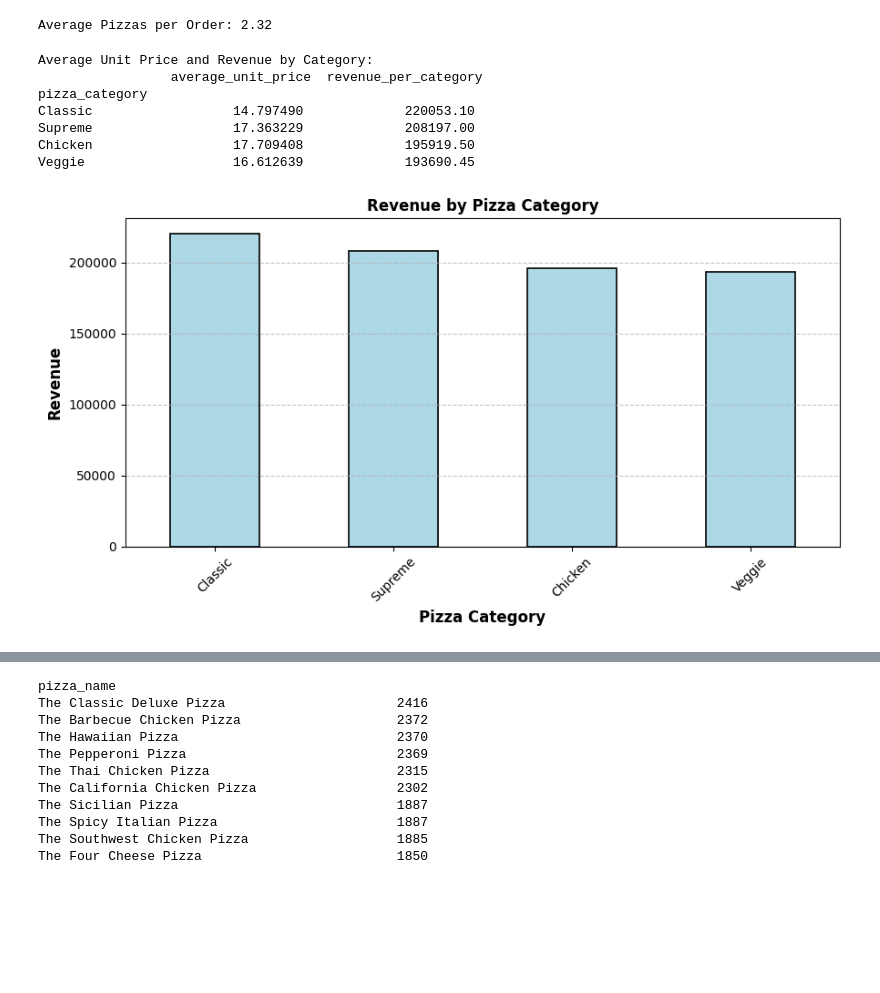
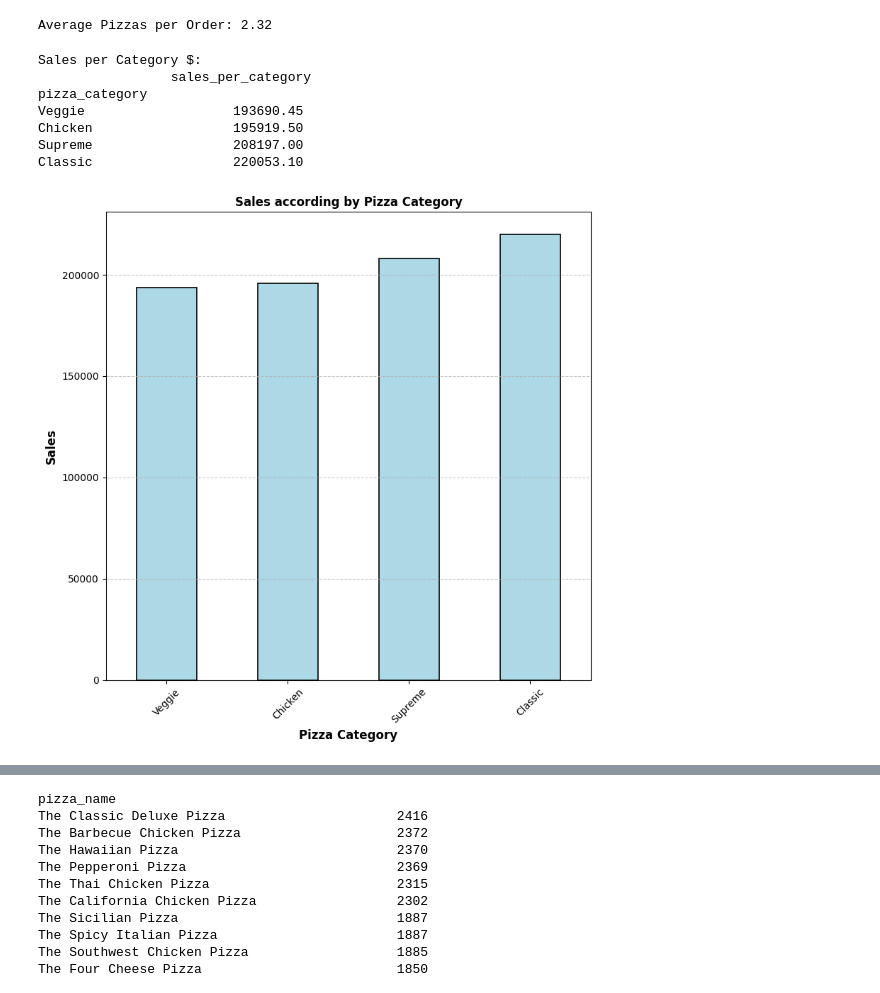
Before and after one commit to Rach0613/KidoCode, a Jupyter notebook: presentation.ipynb, the cells around one changed output, grey strips where cells are left out. Saved outputs shown, nothing was run; the diff lists cells and outputs as text; code cells hidden in the pictures; blank space fills up the shorter version.

Commit message:
Kaggle Notebook | Pizza_Presentation | Version 7

```diff
--- a/presentation.ipynb
+++ b/presentation.ipynb
@@ -107,28 +109,28 @@ print("Average Pizzas per Order:", AOP)
 Average Pizzas per Order: 2.32
 # %%
 category_analysis = pizza_df.groupby('pizza_category').agg(
-    average_unit_price=('unit_price', 'mean'),
-    revenue_per_category=('unit_price', lambda x: (x * pizza_df['quantity']).sum())
-).sort_values(by='revenue_per_category', ascending=False)
-print("Average Unit Price and Revenue by Category:\n", category_analysis)
+    #average_unit_price=('unit_price', 'mean'),
+    sales_per_category=('unit_price', lambda x: (x * pizza_df['quantity']).sum())
+).sort_values(by='sales_per_category', ascending=True)
+print("Sales per Category $:\n", category_analysis)
 # %% [output]
-Average Unit Price and Revenue by Category:
-                 average_unit_price  revenue_per_category
+Sales per Category $:
+                 sales_per_category
 pizza_category
-Classic                  14.797490             220053.10
-Supreme                  17.363229             208197.00
-Chicken                  17.709408             195919.50
-Veggie                   16.612639             193690.45
+Veggie                   193690.45
+Chicken                  195919.50
+Supreme                  208197.00
+Classic                  220053.10
 # %%
-# Revenue by Pizza Category by a Bar Chart
-plt.figure(figsize=(9, 5))
-category_analysis['revenue_per_category'].plot(kind="bar", color="lightblue", edgecolor="black", linewidth=1.2)
+# Sales by Pizza Category
+plt.figure(figsize=(8, 8))
+category_analysis['sales_per_category'].plot(kind="bar", color="lightblue", edgecolor="black", linewidth=1.2)
 plt.xlabel("Pizza Category", fontsize=12, fontweight='bold')
-plt.ylabel("Revenue", fontsize=12, fontweight='bold')
-plt.title("Revenue by Pizza Category",fontsize=12, fontweight='bold')
+plt.ylabel("Sales", fontsize=12, fontweight='bold')
+plt.title("Sales according by Pizza Category",fontsize=12, fontweight='bold')
 plt.xticks(rotation=45)
 plt.grid(axis='y', linestyle='--', alpha=0.7)
 plt.tight_layout()
 plt.show()
 # %% [output]
-[figure, old version]
+[figure, new version]
```
Also changed, not shown: parts of 26 cells of this notebook.
